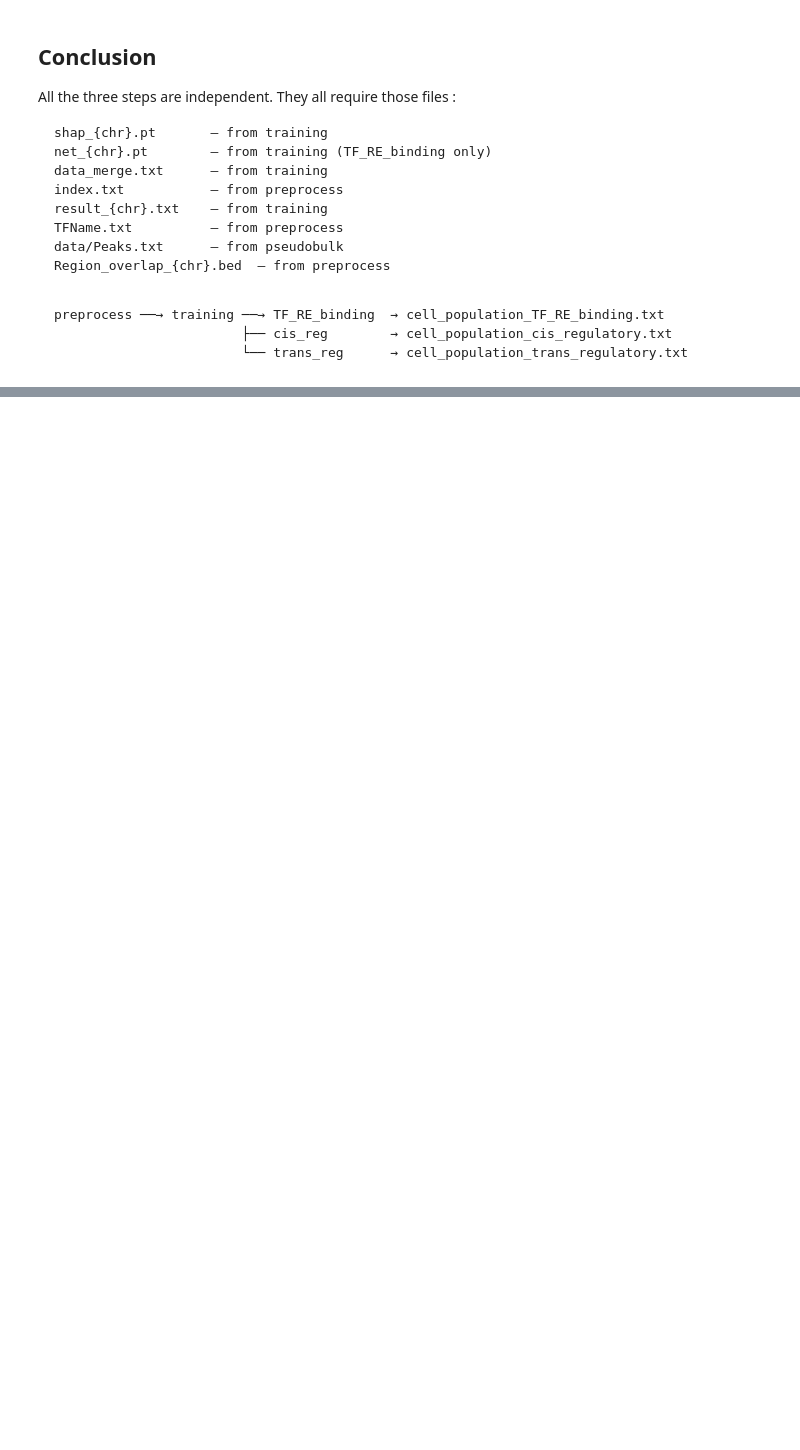
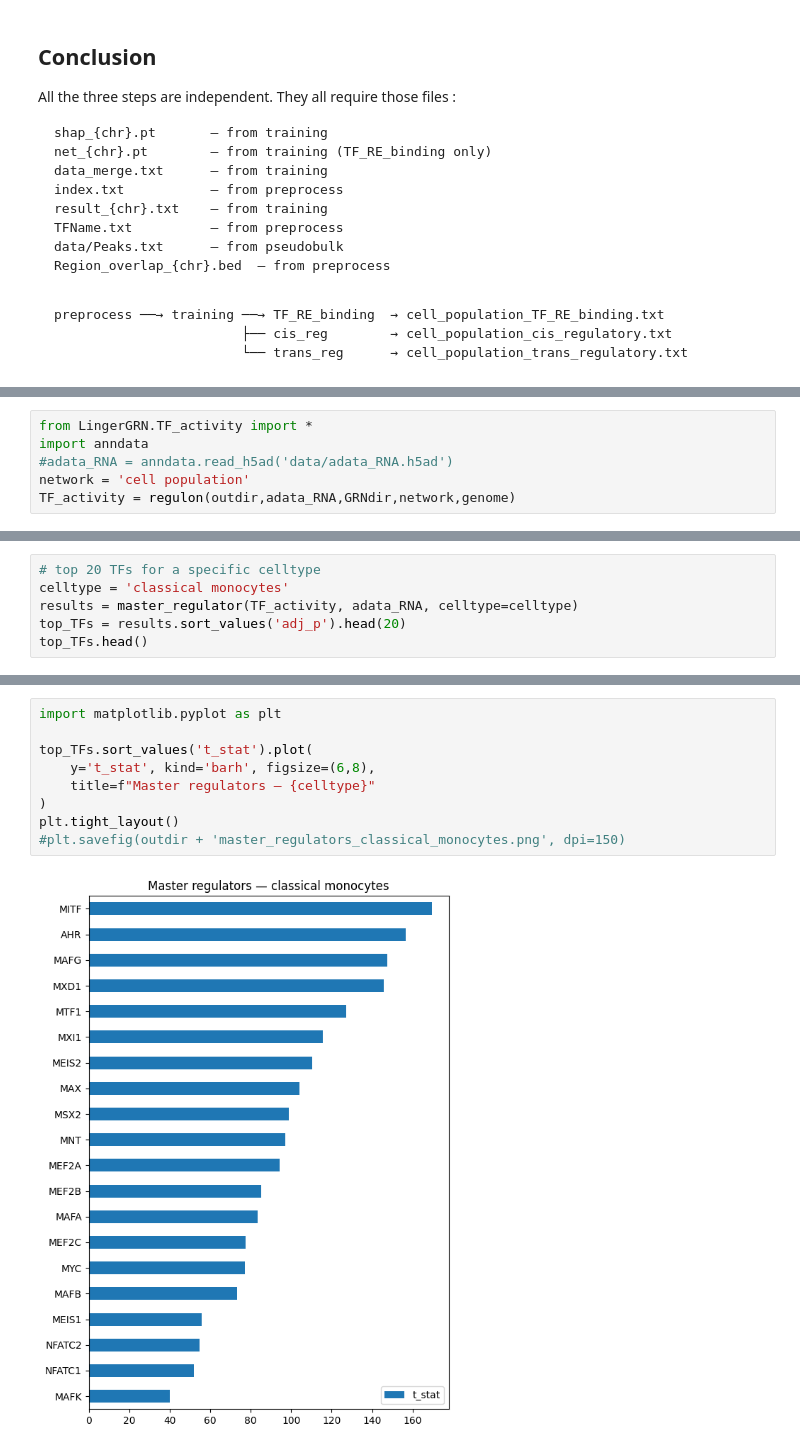
Before and after one commit to emvg/greta, a Jupyter notebook: notes_linger/LingerStepbyStep_LINGER.ipynb, the cells around one changed output, grey strips where cells are left out. Drawn from its saved outputs; the diff is of its cells as text; blank space fills up the shorter version.

Commit message:
parallel + TF_activity

```diff
--- a/notes_linger/LingerStepbyStep_LINGER.ipynb
+++ b/notes_linger/LingerStepbyStep_LINGER.ipynb
@@ -994,0 +493,6 @@ preprocess ──→ training ──→ TF_RE_binding  → cell_population_TF_RE
+# %%
+from LingerGRN.TF_activity import *
+import anndata
+#adata_RNA = anndata.read_h5ad('data/adata_RNA.h5ad')
+network = 'cell population'
+TF_activity = regulon(outdir,adata_RNA,GRNdir,network,genome)
@@ -994,0 +535,6 @@ preprocess ──→ training ──→ TF_RE_binding  → cell_population_TF_RE
+# %%
+# top 20 TFs for a specific celltype
+celltype = 'classical monocytes'
+results = master_regulator(TF_activity, adata_RNA, celltype=celltype)
+top_TFs = results.sort_values('adj_p').head(20)
+top_TFs.head()
@@ -994,0 +549,11 @@ preprocess ──→ training ──→ TF_RE_binding  → cell_population_TF_RE
+# %%
+import matplotlib.pyplot as plt
+
+top_TFs.sort_values('t_stat').plot(
+    y='t_stat', kind='barh', figsize=(6,8),
+    title=f"Master regulators — {celltype}"
+)
+plt.tight_layout()
+#plt.savefig(outdir + 'master_regulators_classical_monocytes.png', dpi=150)
+# %% [output]
+[figure, added]
```
Also changed, not shown: parts of 41 cells of this notebook.
